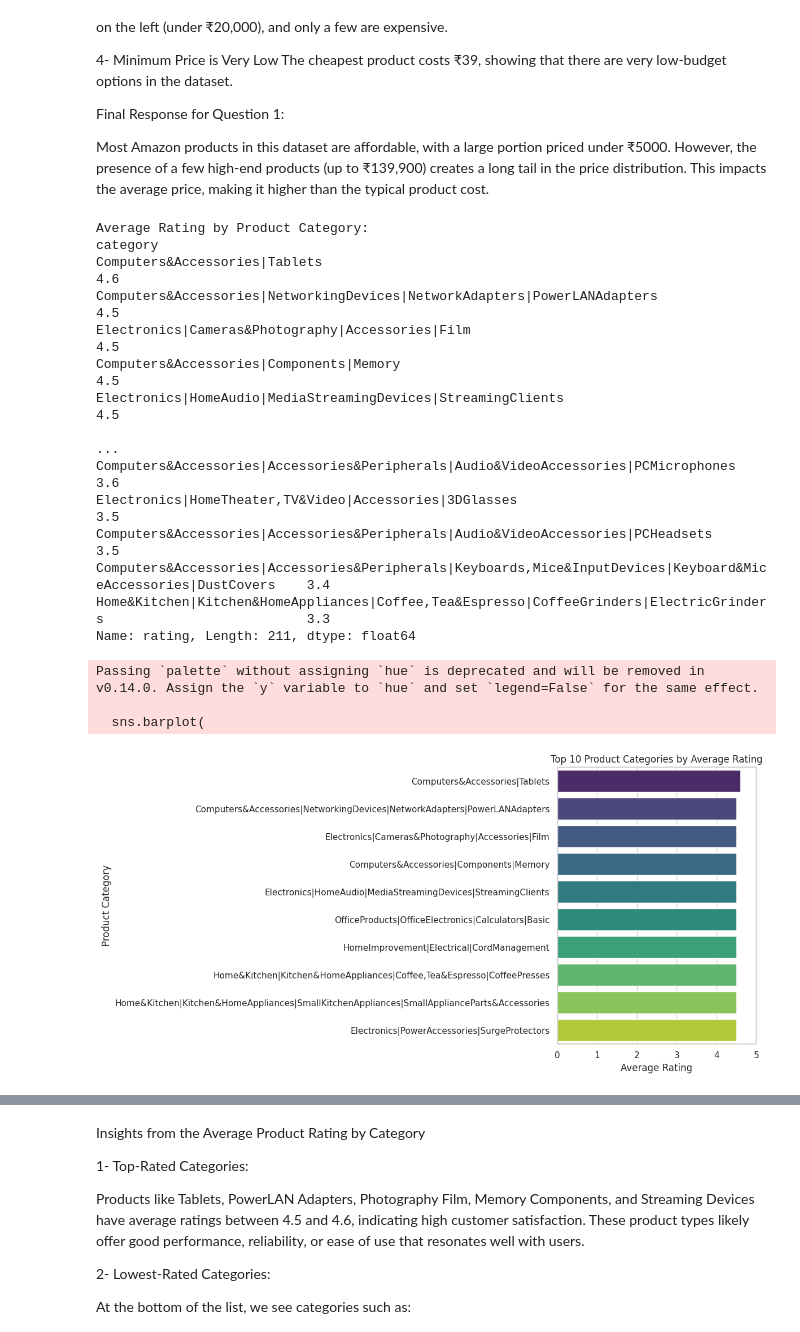
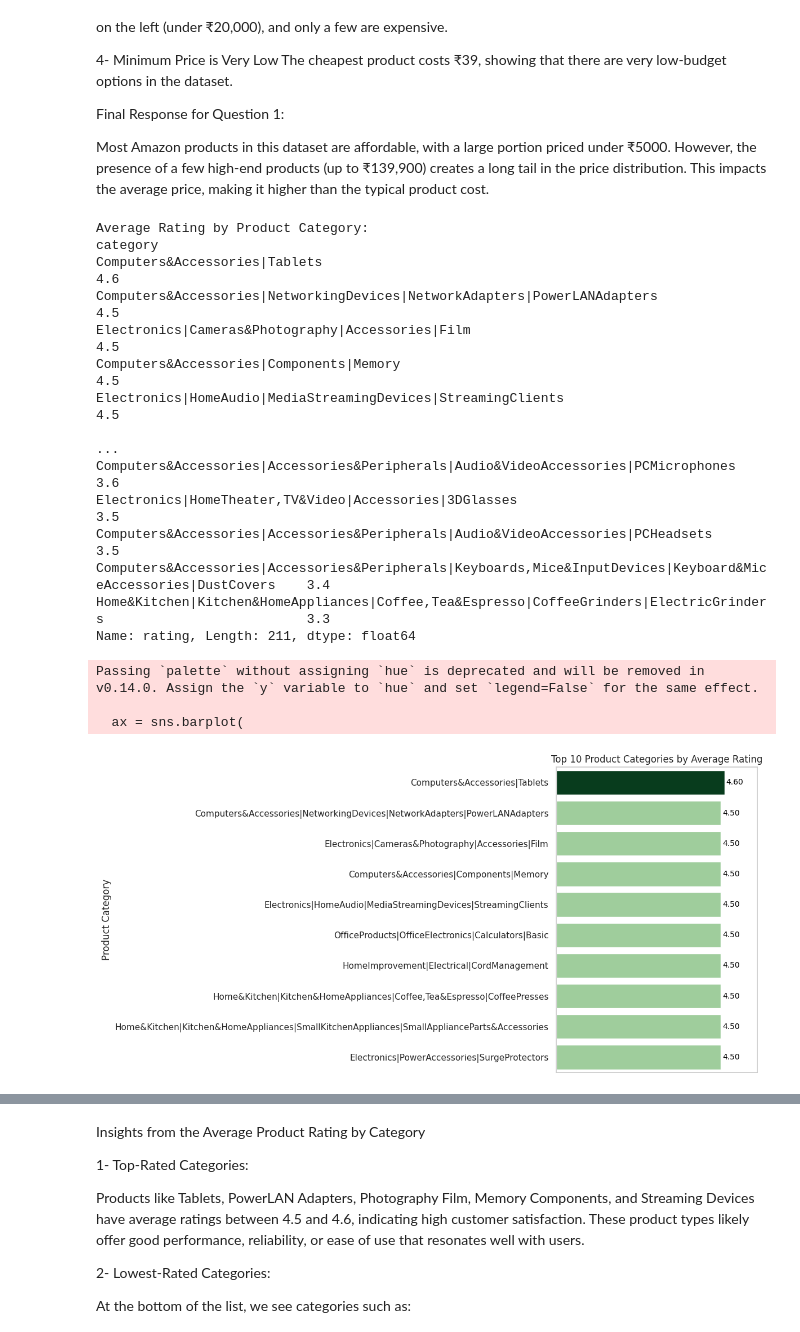
Before and after one commit to ggosdinski/Amazon-Sales-Repository, a Jupyter notebook: AmazonSalesAnalysis.ipynb, the cells around one changed output, grey strips where cells are left out. Drawn from its saved outputs; the diff is of its cells as text; code cells hidden in the pictures.

```diff
--- a/AmazonSalesAnalysis.ipynb
+++ b/AmazonSalesAnalysis.ipynb
@@ -189,43 +247,65 @@ print(avg_rating_by_category)
 # Select the top 10 categories by average rating
 top_categories = avg_rating_by_category.head(10)
 
-# Plot the top 10 categories by average rating
-plt.figure(figsize=(12, 6))  # Set figure size for better readability
+# Use the 'Greens' colormap
+cmap = plt.cm.Greens
 
-# Create a horizontal barplot using a custom color palette
-sns.barplot(
-    x=top_categories.values,  # Average ratings
-    y=top_categories.index,   # Category names
-    palette=sns.color_palette("viridis", len(top_categories))  # Apply 'viridis' palette with matching number of bars
+# Normalize the rating values (used for mapping color intensity)
+norm = Normalize(vmin=top_categories.min(), vmax=top_categories.max())
+sm = ScalarMappable(norm=norm, cmap=cmap)
+
+# Generate colors using a trimmed range of the colormap (from 0.4 to 1.0)
+# This avoids very light shades that are hard to see
+bar_colors = [cmap(0.4 + 0.6 * norm(value)) for value in top_categories.values]
+
+# Create the plot
+plt.figure(figsize=(12, 6))
+ax = sns.barplot(
+    x=top_categories.values,   # Average ratings
+    y=top_categories.index,    # Category names
+    palette=bar_colors         # Use the custom green gradient
 )
+
+# Add rating values at the end of each bar
+for i, value in enumerate(top_categories.values):
+    ax.text(
+        value + 0.05,           # x-position slightly to the right of the bar
+        i,                      # y-position (index of the bar)
+        f'{value:.2f}',         # formatted text (2 decimal places)
+        va='center',            # vertical alignment
+        ha='left',              # horizontal alignment
+        fontsize=10,            # font size
+        color='black'           # text color
+    )
 
 # Add chart title and axis labels
 plt.title('Top 10 Product Categories by Average Rating')
-plt.xlabel('Average Rating')
+plt.xlabel('')  # Remove x-axis label since values are on the bars
 plt.ylabel('Product Category')
 
-# Set x-axis limit since ratings typically range from 0 to 5
-plt.xlim(0, 5)
+# Set x-axis limits and remove x-axis ticks
+plt.xlim(0, 5.5)
+plt.xticks([])
 
 # Improve layout and display the plot
 plt.tight_layout()
 plt.show()
 # %% [output]
 Average Rating by Product Category:
 category
 Computers&Accessories|Tablets                                                                                    4.6
 Computers&Accessories|NetworkingDevices|NetworkAdapters|PowerLANAdapters                                         4.5
 Electronics|Cameras&Photography|Accessories|Film                                                                 4.5
 Computers&Accessories|Components|Memory                                                                          4.5
 Electronics|HomeAudio|MediaStreamingDevices|StreamingClients                                                     4.5
                                                                                                                 ...
 Computers&Accessories|Accessories&Peripherals|Audio&VideoAccessories|PCMicrophones                               3.6
 Electronics|HomeTheater,TV&Video|Accessories|3DGlasses                                                           3.5
 Computers&Accessories|Accessories&Peripherals|Audio&VideoAccessories|PCHeadsets                                  3.5
 Computers&Accessories|Accessories&Peripherals|Keyboards,Mice&InputDevices|Keyboard&MiceAccessories|DustCovers    3.4
 Home&Kitchen|Kitchen&HomeAppliances|Coffee,Tea&Espresso|CoffeeGrinders|ElectricGrinders                          3.3
 Name: rating, Length: 211, dtype: float64
 Passing `palette` without assigning `hue` is deprecated and will be removed in v0.14.0. Assign the `y` variable to `hue` and set `legend=False` for the same effect.
 
-  sns.barplot(
+  ax = sns.barplot(
-[figure, old version]
+[figure, new version]
```
Also changed, not shown: parts of 14 cells of this notebook.
